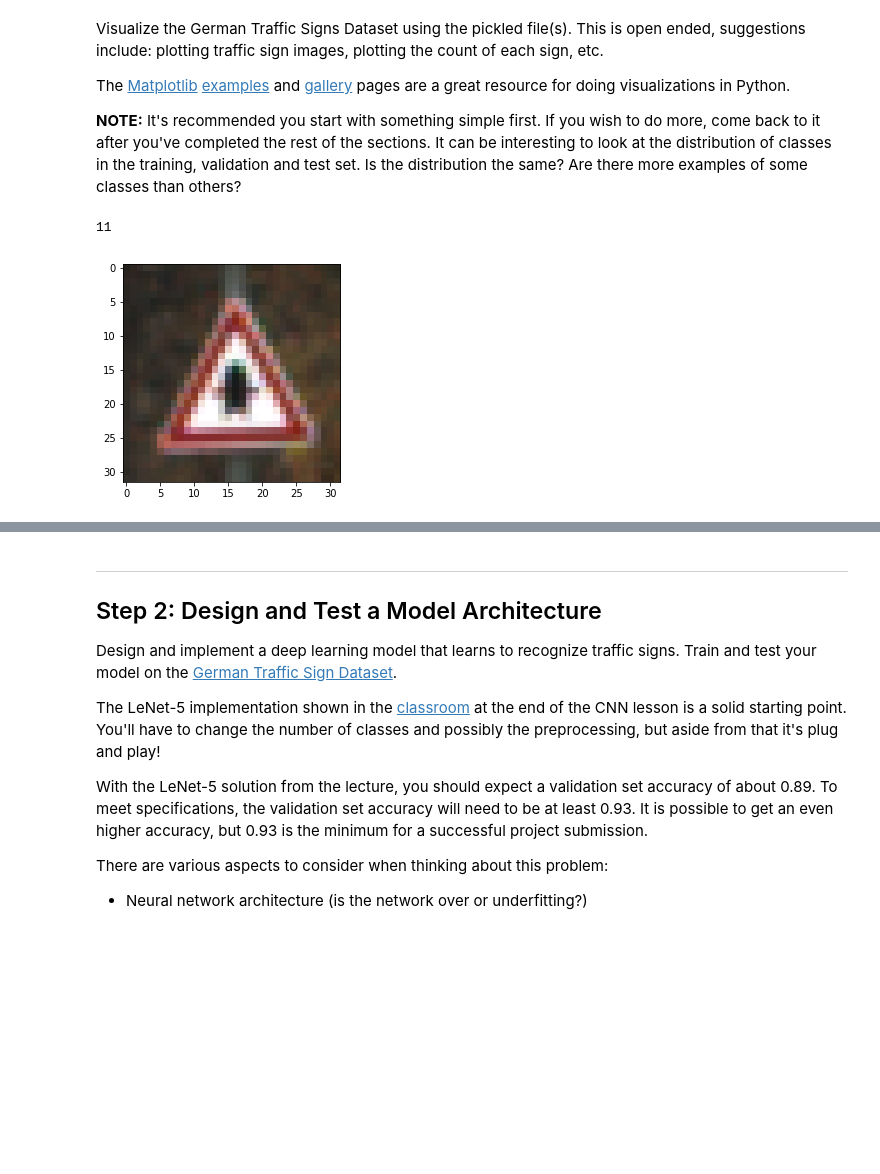
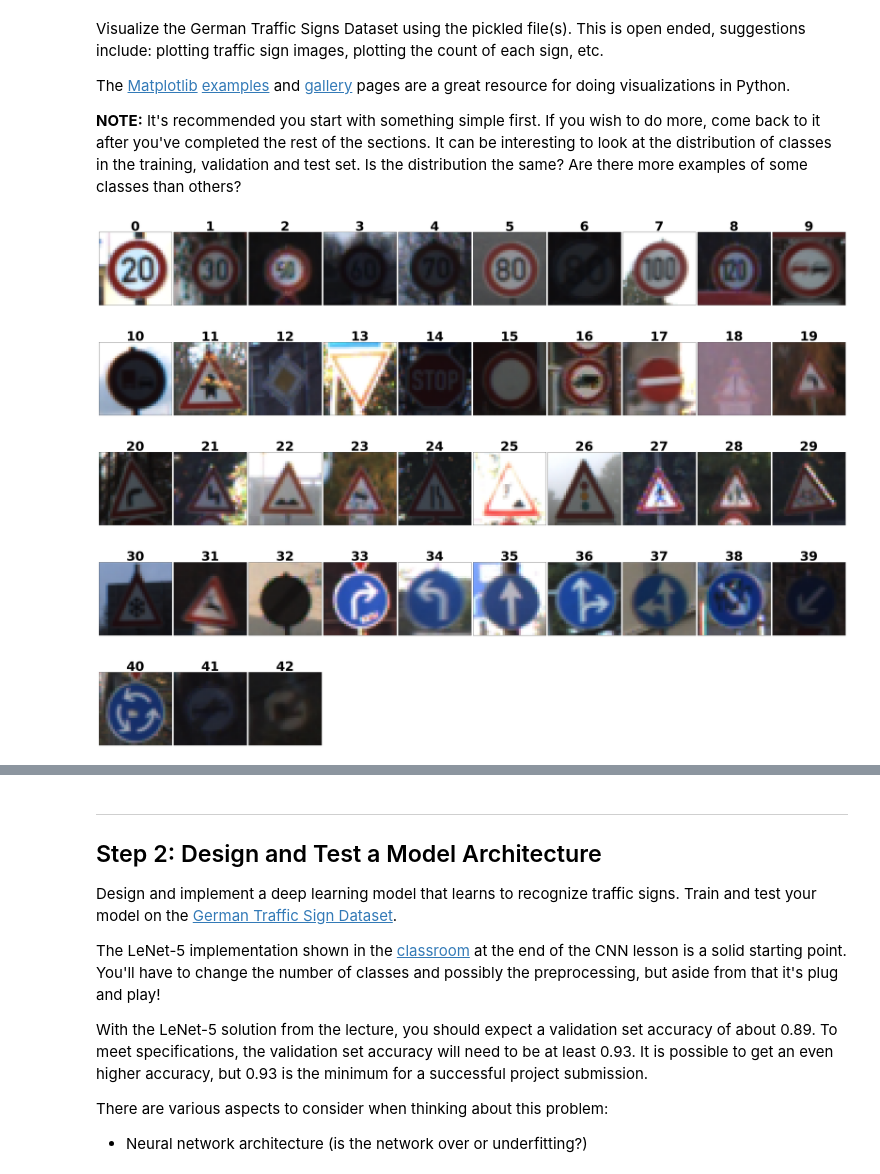
Before and after one commit to HairanWu/CarND-Traffic-Sign-Classifier-Project, a Jupyter notebook: Traffic_Sign_Classifier.ipynb, the cells around one changed output, grey strips where cells are left out. Cells and saved outputs as stored; diff of their text form; code cells hidden in the pictures; blank space fills up the shorter version.

```diff
--- a/Traffic_Sign_Classifier.ipynb
+++ b/Traffic_Sign_Classifier.ipynb
@@ -22,12 +22,13 @@ The [rubric](https://review.udacity.com/#!/rubrics/481/view) contains "Stand Out
 # %%
 # Load pickled data
 import pickle
-
+import os
+import numpy as np
 # TODO: Fill this in based on where you saved the training and testing data
 
-training_file = "./traffic-signs-data/train.p"
-validation_file = "./traffic-signs-data/valid.p"
-testing_file = "./traffic-signs-data/test.p"
+training_file = "D:/CarND-Traffic-Sign-Classifier-Project/traffic-signs-data/train.p"
+validation_file = "D:/CarND-Traffic-Sign-Classifier-Project/traffic-signs-data/valid.p"
+testing_file = "D:/CarND-Traffic-Sign-Classifier-Project/traffic-signs-data/test.p"
 
 with open(training_file, mode='rb') as f:
     train = pickle.load(f)
@@ -101,14 +102,27 @@ import random
 # Visualizations will be shown in the notebook.
 %matplotlib inline
 
+# show each class
+def show_class_images(images,lables,sumclass):
+    cols = 10
+    rows = (sumclass+cols-1)//cols
+#     print("Random show each class from data set:")
 
-index = random.randint(0, len(X_train))
-image = X_train[index].squeeze()
-
-#plt.figure(figsize=(1,1))
-#plt.imshow(image, cmap="gray")
-plt.imshow(image)
-print(y_train[index])
+    plt.figure(figsize=(40, 30))
+    for i in range(sumclass):
+        plt.subplot(rows, cols, i+1)
+        labelmarkimg = images[lables == i]
+        #random show one image
+        showimage = labelmarkimg[np.random.randint(len(labelmarkimg))]
+        plt.imshow(showimage)
+        plt.title(i,fontsize=50,fontweight='bold')
+        plt.xticks([])
+        plt.yticks([])
+    plt.tight_layout(pad=0, h_pad=0, w_pad=0)
+    plt.show()
-# %% [output]
-11
-[figure, removed]
+# %%
+show_class_images(X_train,y_train,n_classes)
+# show_class_images(X_valid,y_valid,n_classes)
+# show_class_images(X_test,y_test,n_classes)
+# %% [output]
+[figure, added]
```
Also changed, not shown: parts of 10 cells of this notebook.
